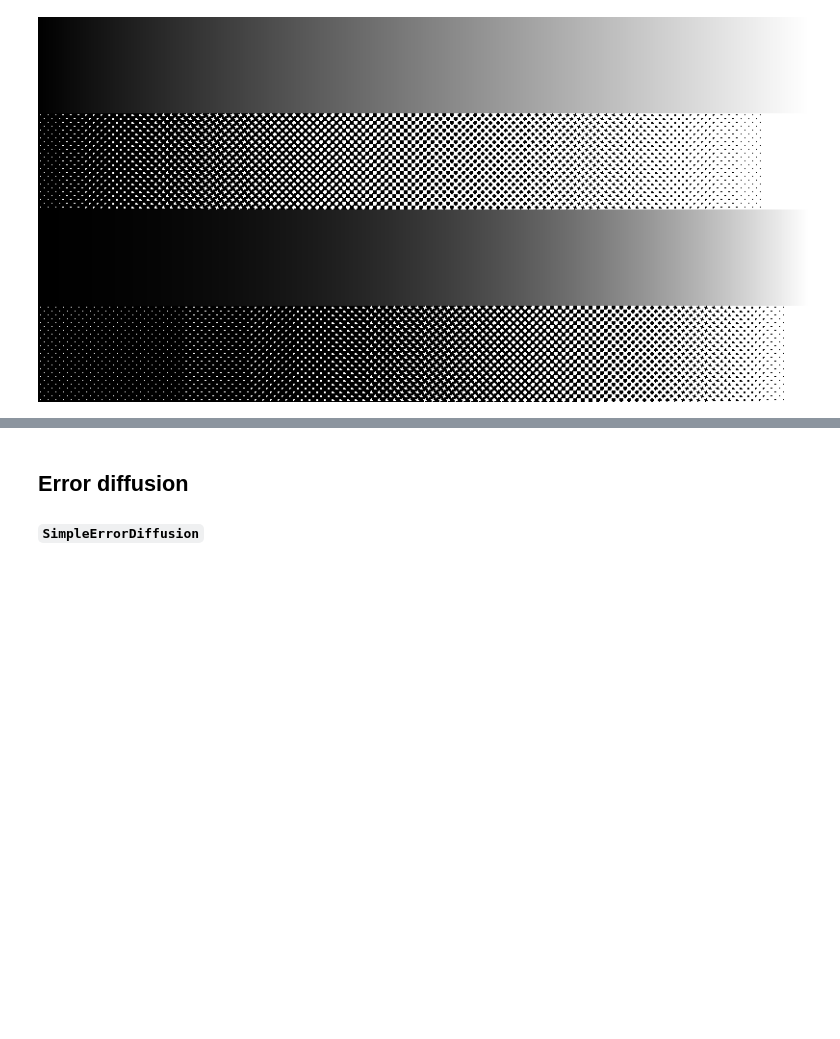
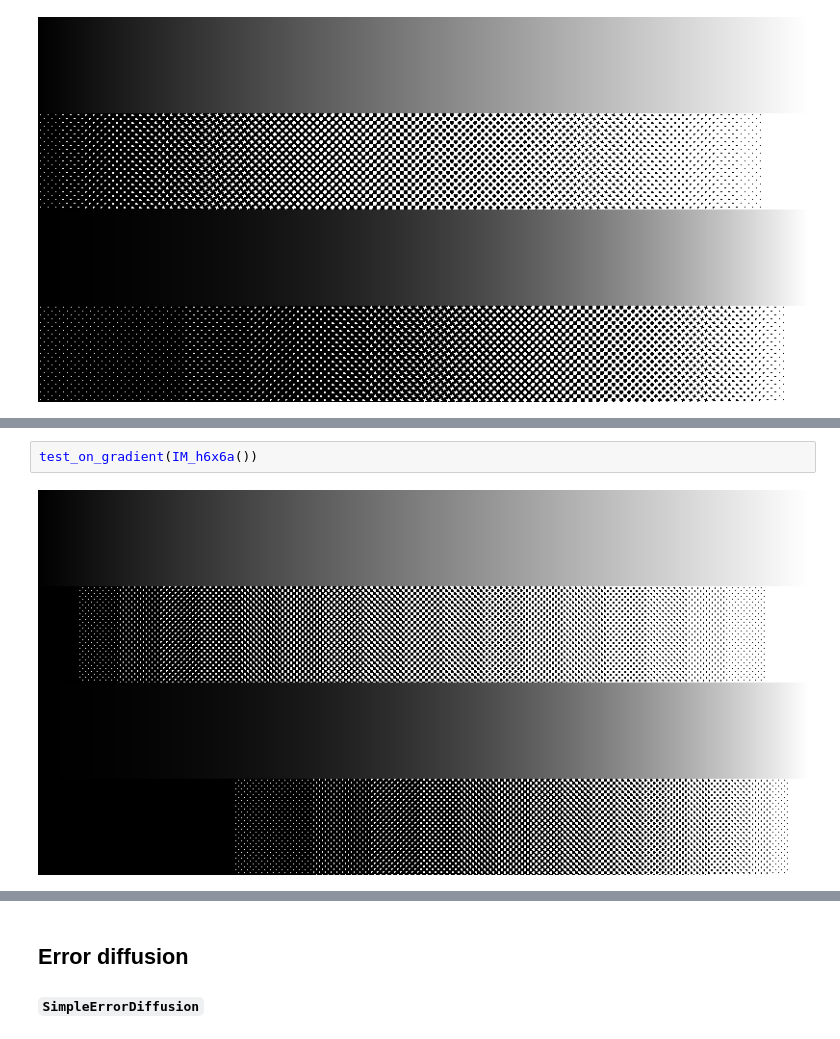
Before and after one commit to JuliaImages/DitherPunk.jl, a Jupyter notebook: dev/generated/gallery_gradient.ipynb, the cells around one changed output, grey strips where cells are left out. Cells and saved outputs as stored; diff of their text form; blank space fills up the shorter version.

```diff
--- a/dev/generated/gallery_gradient.ipynb
+++ b/dev/generated/gallery_gradient.ipynb
@@ -95,0 +106,4 @@ test_on_gradient(Rhombus())
+# %%
+test_on_gradient(IM_h6x6a())
+# %% [output]
+[figure, added]
```
Also changed, not shown: parts of 11 cells of this notebook, 10 other files.
